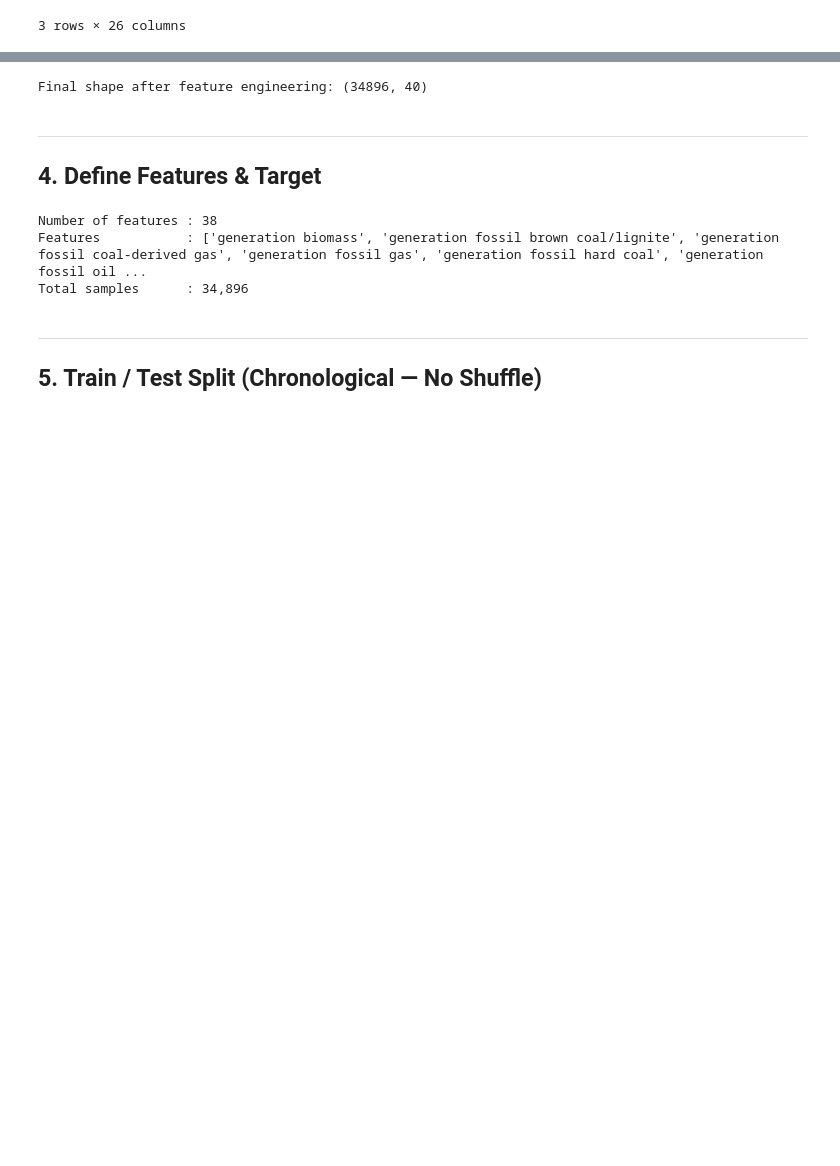
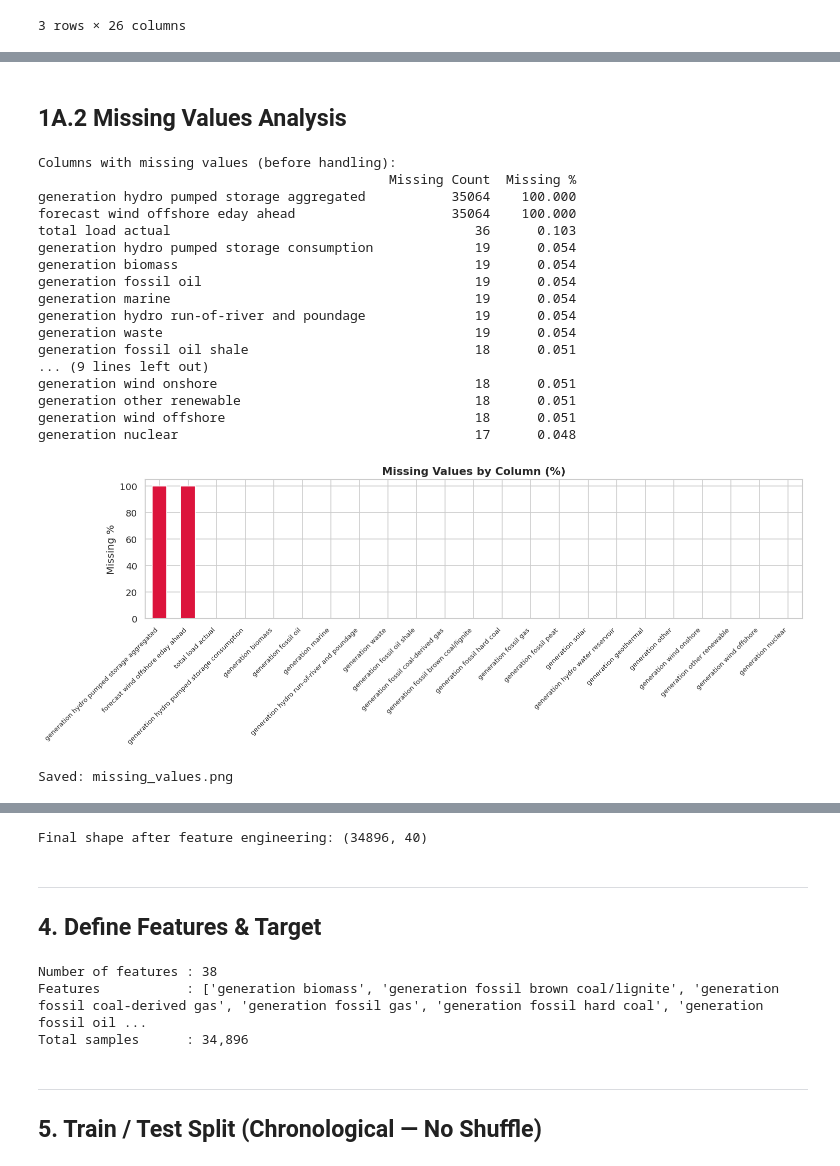
Before and after one commit to mwaniasam/formative1-working_with_time_series_data, a Jupyter notebook: Pipeline_formative.ipynb, the cells around one changed output, grey strips where cells are left out. Cells and saved outputs as stored; diff of their text form; code cells hidden in the pictures; blank space fills up the shorter version.

```diff
--- a/Pipeline_formative.ipynb
+++ b/Pipeline_formative.ipynb
@@ -91,0 +141,41 @@ Missing values remaining: 0
+# %% [markdown]
+## 1A.2 Missing Values Analysis
+# %%
+df_check = pd.read_csv('energy_dataset.csv')
+missing = df_check.isnull().sum()
+missing_pct = (missing / len(df_check) * 100).round(3)
+missing_df = pd.DataFrame({'Missing Count': missing, 'Missing %': missing_pct})
+missing_df = missing_df[missing_df['Missing Count'] > 0].sort_values('Missing %', ascending=False)
+print('Columns with missing values (before handling):')
+print(missing_df.to_string())
+
+plt.figure(figsize=(13, 5))
+colors = ['crimson' if x == 100 else 'steelblue' for x in missing_df['Missing %']]
+missing_df['Missing %'].plot(kind='bar', color=colors, edgecolor='white')
+plt.title('Missing Values by Column (%)', fontsize=13, fontweight='bold')
+plt.ylabel('Missing %')
+plt.xticks(rotation=45, ha='right', fontsize=8)
+plt.tight_layout()
+plt.savefig('missing_values.png', bbox_inches='tight')
+plt.show()
+print('Saved: missing_values.png')
+# %% [output]
+Columns with missing values (before handling):
+                                             Missing Count  Missing %
+generation hydro pumped storage aggregated           35064    100.000
+forecast wind offshore eday ahead                    35064    100.000
+total load actual                                       36      0.103
+generation hydro pumped storage consumption             19      0.054
+generation biomass                                      19      0.054
+generation fossil oil                                   19      0.054
+generation marine                                       19      0.054
+generation hydro run-of-river and poundage              19      0.054
+generation waste                                        19      0.054
+generation fossil oil shale                             18      0.051
+... (9 lines left out)
+generation wind onshore                                 18      0.051
+generation other renewable                              18      0.051
+generation wind offshore                                18      0.051
+generation nuclear                                      17      0.048
+[figure, added]
+Saved: missing_values.png
```
Also changed, not shown: parts of 23 cells of this notebook.
